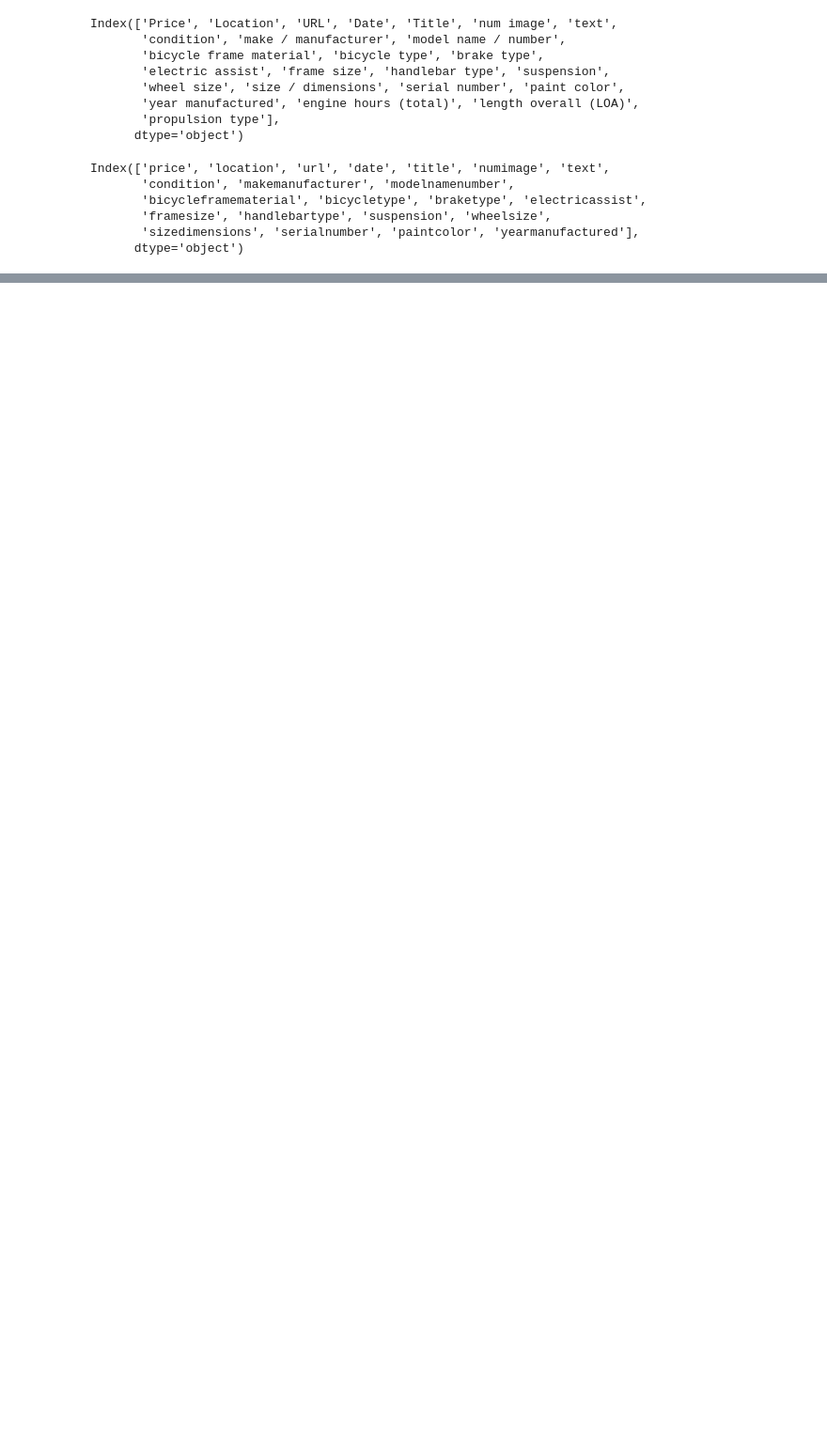
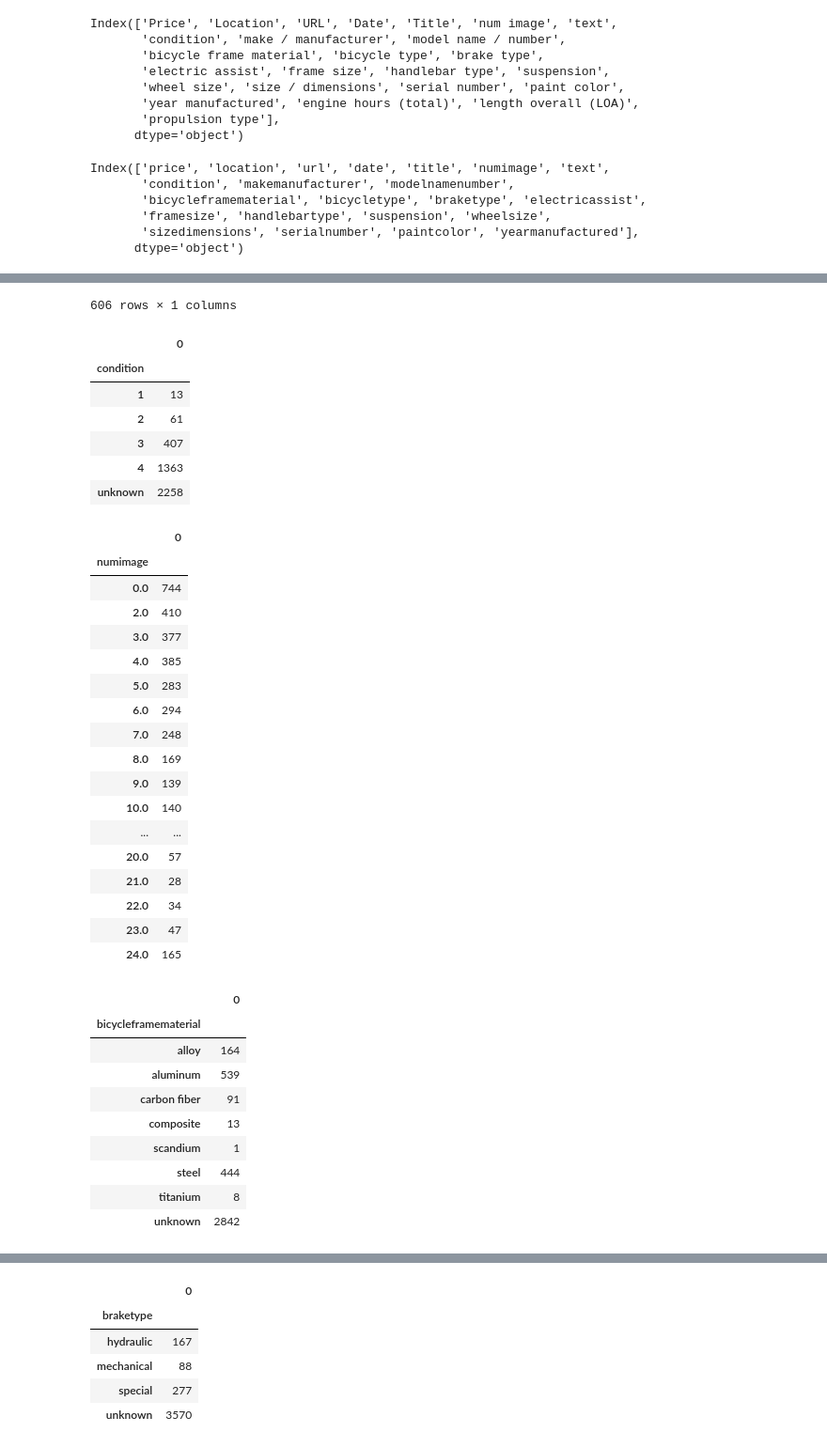
Before and after one commit to noeht/Data-Analytics---BEstimate, a Jupyter notebook: craigslist_preprocessing.ipynb, the cells around one changed output, grey strips where cells are left out. Shown at 94% size. Saved outputs shown, nothing was run; the diff lists cells and outputs as text; code cells hidden in the pictures; blank space fills up the shorter version.

```diff
--- a/craigslist_preprocessing.ipynb
+++ b/craigslist_preprocessing.ipynb
@@ -512,3 +526,6 @@ Index(['price', 'location', 'url', 'date', 'title', 'numimage', 'text',
 df['days'] = [(datetime.datetime.today()-datetime.datetime.strptime(date_, "%Y-%m-%d %H:%M")).days for date_ in df['date']]
 # %%
 df.to_csv('preprocessed_data_craigslist.csv')
+# %%
+df = pd.read_csv("preprocessed_data_craigslist.csv")
+df = df.iloc[:,1:]
@@ -514,0 +536,7 @@ df.to_csv('preprocessed_data_craigslist.csv')
+# %%
+important_attributes = ['price', 'condition', 'numimage', 'bicycleframematerial', 'bicycletype', 'braketype', 'framesize', 'handlebartype','wheelsize']
+
+for column in important_attributes:
+    df_values = pd.DataFrame(df.groupby([column]).size())
+    display(df_values)
+# %% [output]
@@ -514,0 +556,36 @@ df.to_csv('preprocessed_data_craigslist.csv')
+606 rows × 1 columns
+|  | 0 |
+| condition |  |
+| 1 | 13 |
+| 2 | 61 |
+| 3 | 407 |
+| 4 | 1363 |
+| unknown | 2258 |
+|  | 0 |
+| numimage |  |
+| 0.0 | 744 |
+| 2.0 | 410 |
+| 3.0 | 377 |
+| 4.0 | 385 |
+| 5.0 | 283 |
+| 6.0 | 294 |
+| 7.0 | 248 |
+| 8.0 | 169 |
+| 9.0 | 139 |
+| 10.0 | 140 |
+| ... | ... |
+| 20.0 | 57 |
+| 21.0 | 28 |
+| 22.0 | 34 |
+| 23.0 | 47 |
+| 24.0 | 165 |
+|  | 0 |
+| bicycleframematerial |  |
+| alloy | 164 |
+| aluminum | 539 |
+| carbon fiber | 91 |
+| composite | 13 |
+| scandium | 1 |
+| steel | 444 |
+| titanium | 8 |
+| unknown | 2842 |
@@ -514,0 +609,6 @@ df.to_csv('preprocessed_data_craigslist.csv')
+|  | 0 |
+| braketype |  |
+| hydraulic | 167 |
+| mechanical | 88 |
+| special | 277 |
+| unknown | 3570 |
```
Also changed, not shown: parts of 32 cells of this notebook, 9 other files.
